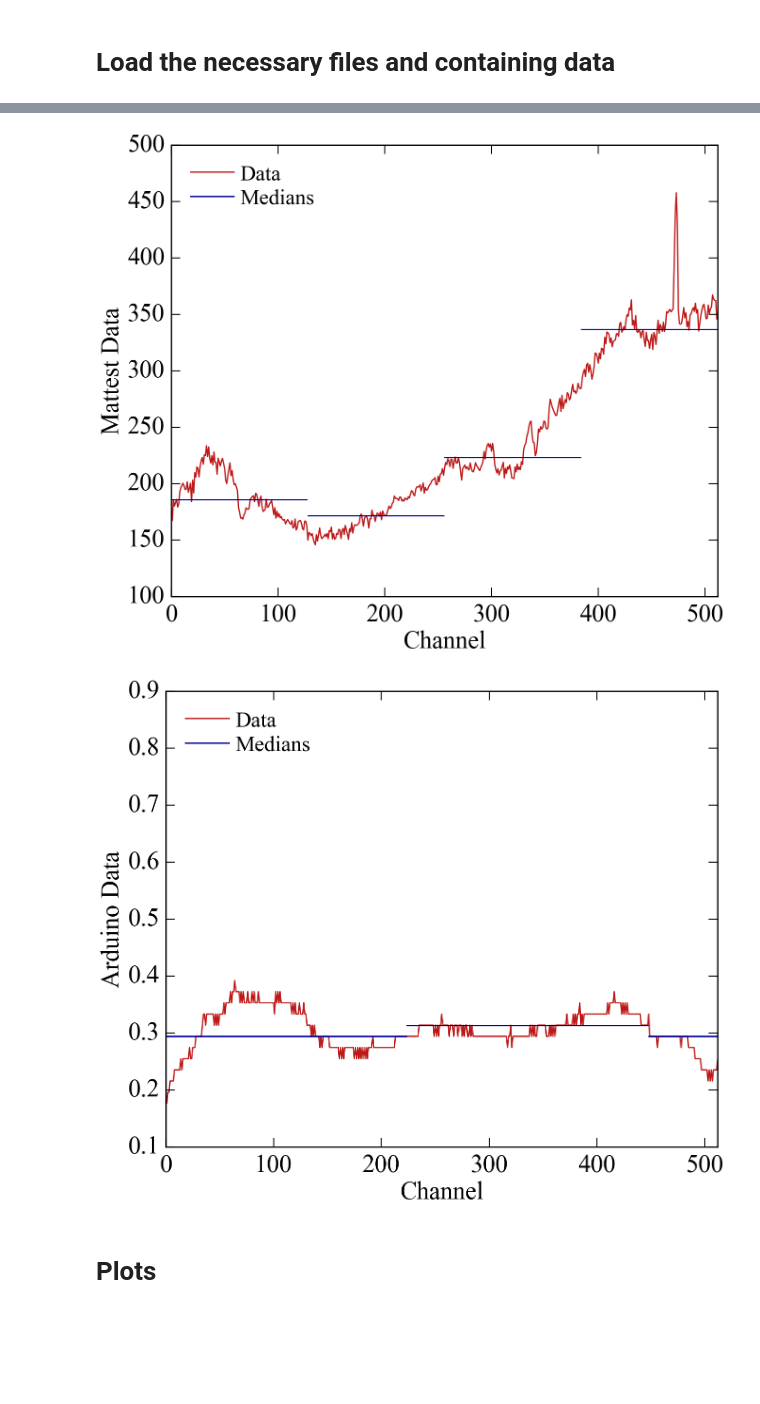
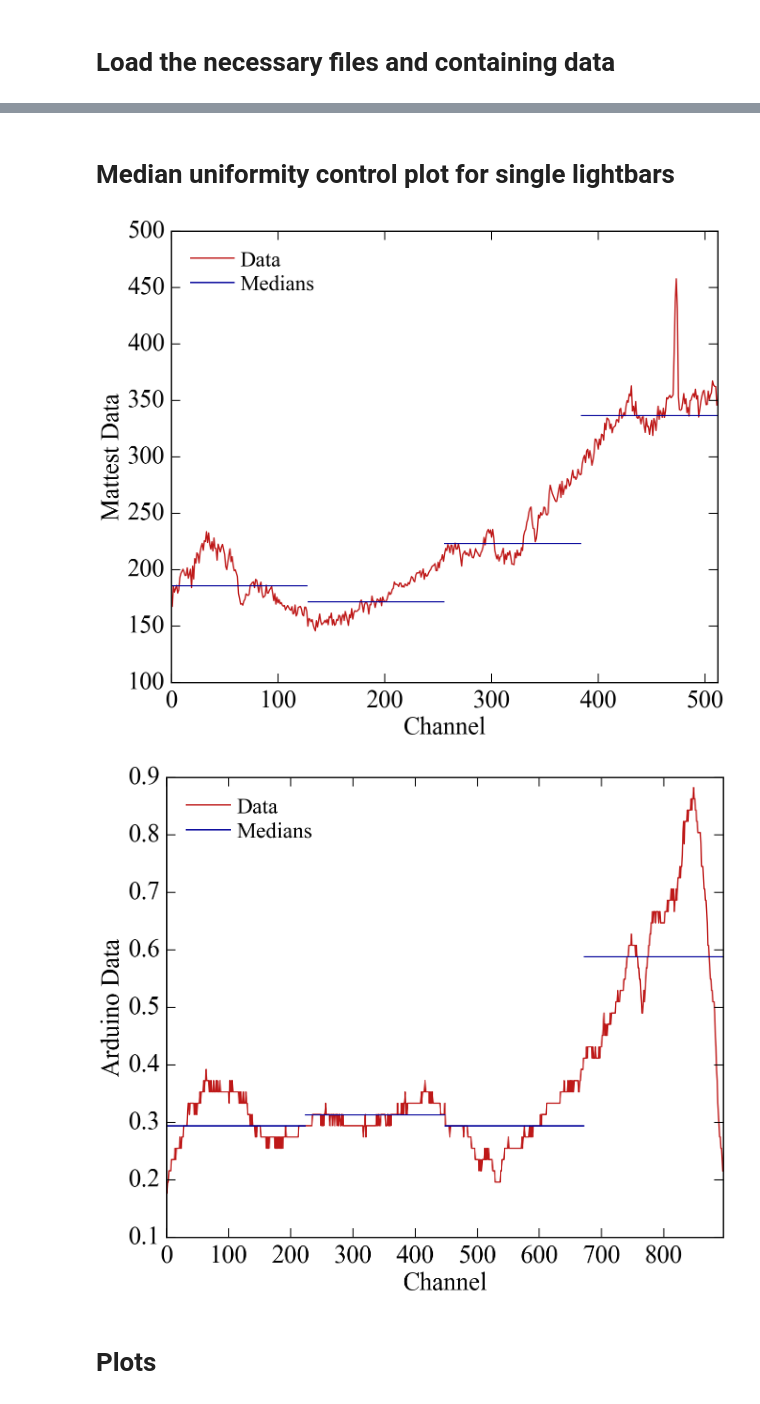
Before and after one commit to Burney222/QA_Lightbar, a Jupyter notebook: Plot_Lightbars.ipynb, the cells around one changed output, grey strips where cells are left out. Cells and saved outputs as stored; diff of their text form; code cells hidden in the pictures; blank space fills up the shorter version.

Commit message:
Refactored Plot_Lightbar notebook

```diff
--- a/Plot_Lightbars.ipynb
+++ b/Plot_Lightbars.ipynb
@@ -217,0 +255,18 @@ for i, row in df.iterrows():
+# %%
+arduino_df = arduino2pandas("Lightuniformity_Meas/LED5_INT50/")
+mattest_df = mattest2pandas("Lightuniformity_Meas/Mattest/")
+
+merged_df = merge_arduino_mattest(arduino_df, mattest_df)
+
+#Correct the step in the mattest data
+corrected_df = correct_matteststep(merged_df)
+
+#Add characteristics for the data
+mean_df = add_characteristic(corrected_df, ["Arduino_Data_VEC", "Mattest_Corrected_Data_VEC"], np.mean, "Mean") #Mean
+rel_std_df = add_characteristic(mean_df, ["Arduino_Data_VEC", "Mattest_Corrected_Data_VEC"],
+                                lambda x: np.std(x)/np.mean(x), "Rel_Std")
+uniformity_df = add_characteristic(rel_std_df, ["Arduino_Data_VEC", "Mattest_Corrected_Data_VEC"], median_uniformity,
+                                   "Medianuniformity", n_parts = 4)
+
+df = uniformity_df
+df
@@ -218,48 +301,33 @@ for i, row in df.iterrows():
+# %% [markdown]
+# Median uniformity control plot for single lightbars
 # %%
+#Control plot
 n_parts = 4
-
-df["Mattest_Median_Uniformity"] = -10.
-df["Arduino_Median_Uniformity"] = -10.
-for i, row in df.iterrows():
-    data_arduino = np.array(row["Arduino_Data"]["Red"])
-    arduino_uniformity = mean_uniformity(data_arduino, n_parts)
-    df.set_value(i, "Arduino_Median_Uniformity", arduino_uniformity)
-
-
-    try:
-        data_mattest = np.array(row["Mattest_Data"]["Mean_pixels_corrected"])
-        mattest_uniformity = mean_uniformity(data_mattest, n_parts)
-        df.set_value(i, "Mattest_Median_Uniformity", mattest_uniformity)
-    except TypeError:
-        pass
-
-
-#Control plot
 lightbar = 71
-data_mattest = df.loc[lightbar]["Mattest_Data"]["Mean_pixels_corrected"]
-data_arduino = df.loc[lightbar]["Arduino_Data"]["Red"]
+data_mattest = df.loc[lightbar]["Mattest_Corrected_Data_VEC"]
+data_arduino = df.loc[lightbar]["Arduino_Data_VEC"]
 
 for idx, data in enumerate([data_mattest, data_arduino]):
     medians = get_medians(data, n_parts)
     xticks = np.split(np.asarray(range(len(data))), n_parts)
 
     plt.plot(range(len(data)), data, "gcred", label="Data")
     for i in range(n_parts):
         if i == 0:
             plt.plot([xticks[i][0], xticks[i][-1]], [medians[i], medians[i]], "gcblue", label = "Medians")
-            plt.xlim(0,512)
         else:
             plt.plot([xticks[i][0], xticks[i][-1]], [medians[i], medians[i]], "gcblue")
     plt.xlabel("Channel")
+    plt.xlim(0, len(data))
     if idx == 0:
         plt.ylabel("Mattest Data")
     elif idx == 1:
         plt.ylabel("Arduino Data")
     plt.legend(loc = "upper left")
     plt.show()
     plt.close()
 # %% [output]
 [figure]
-[figure, old version]
+[figure, new version]
 # %% [markdown]
 # Plots
```
Also changed, not shown: parts of 17 cells of this notebook.
